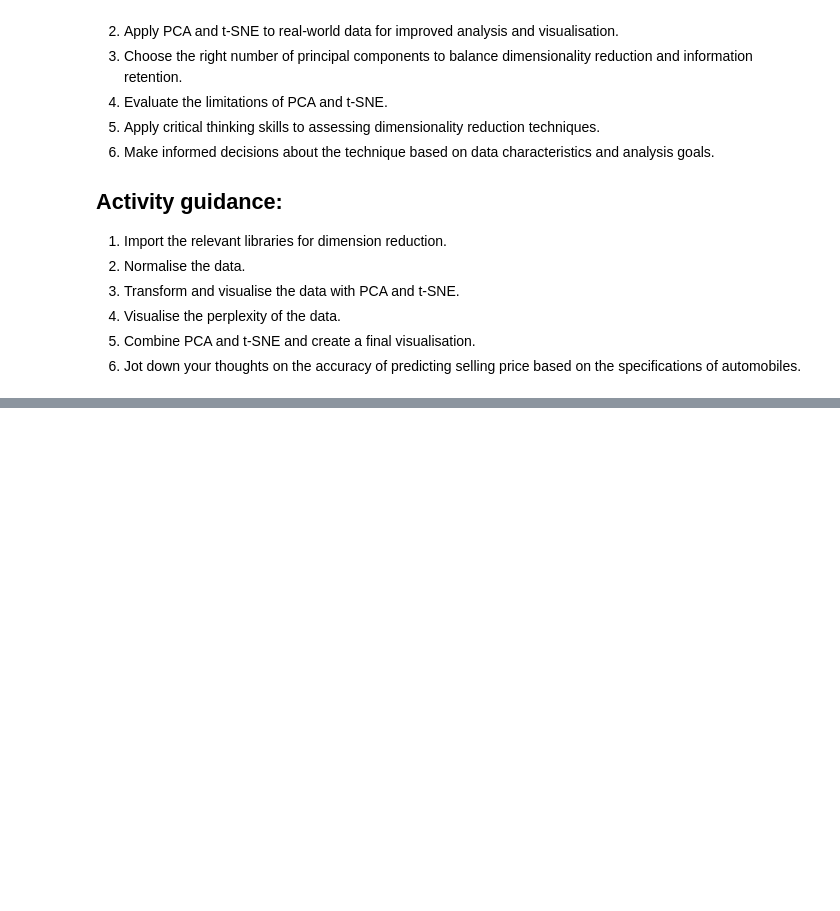
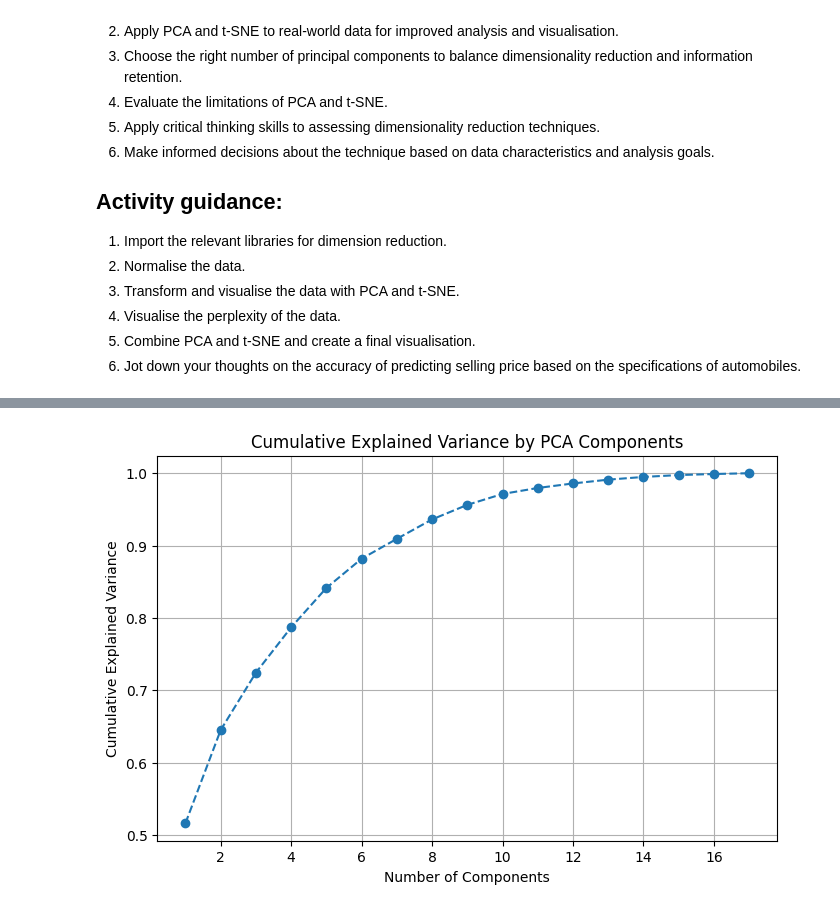
Before and after one commit to sheldonkemper/portfolio, a Jupyter notebook: CAM_DS_C101_Activity_4_2_4.ipynb, the cells around one changed output, grey strips where cells are left out. Drawn from its saved outputs; the diff is of its cells as text; code cells hidden in the pictures; blank space fills up the shorter version.

```diff
--- a/CAM_DS_C101_Activity_4_2_4.ipynb
+++ b/CAM_DS_C101_Activity_4_2_4.ipynb
@@ -49,0 +206,13 @@ Write a brief paragraph highlighting your process and the rationale to showcase
+# %%
+
+X = data.drop('price', axis=1)
+y = data['price']
+
+# List of discrete features
+discrete_features = ['symboling','doornumber', 'cylindernumber', 'fuelsystem_mpfi', 'fuelsystem_spdi', 'fuelsystem_spfi',
+                     'brand_origin_France', 'brand_origin_Germany', 'brand_origin_Italy', 'brand_origin_Japan',
+                     'brand_origin_Sweden', 'brand_origin_United Kingdom', 'brand_origin_United States']
+
+discrete_features_indices = [X.columns.get_loc(col) for col in discrete_features]
+
+make_mi_scores(X, y, discrete_features_indices)
@@ -49,0 +240,5 @@ Write a brief paragraph highlighting your process and the rationale to showcase
+# %%
+selector = SelectKBest(mutual_info_regression, k=17)
+X_reduced_best = selector.fit_transform(X, y)
+X_reduced_best = pd.DataFrame(X_reduced_best)
+print(X.columns[selector.get_support()])
@@ -49,0 +273,6 @@ Write a brief paragraph highlighting your process and the rationale to showcase
+# %%
+# Assuming X_reduced_best is your dataset after VIF analysis
+# Step 1: Standardize the data
+scaler = StandardScaler()
+X_scaled = scaler.fit_transform(X_reduced_best)
+print(X_scaled)
@@ -49,0 +297,8 @@ Write a brief paragraph highlighting your process and the rationale to showcase
+# %%
+pca = PCA()  # You can start with all components
+X_pca = pca.fit_transform(X_scaled)
+# Step 3: Determine the number of components to keep
+explained_variance_ratio = pca.explained_variance_ratio_
+cumulative_explained_variance = explained_variance_ratio.cumsum()
+# Print cumulative explained variance to decide number of components
+print("Cumulative Explained Variance:", cumulative_explained_variance)
@@ -49,0 +336,10 @@ Write a brief paragraph highlighting your process and the rationale to showcase
+# %%
+plt.figure(figsize=(8, 5))
+plt.plot(range(1, len(cumulative_explained_variance) + 1), cumulative_explained_variance, marker='o', linestyle='--')
+plt.xlabel('Number of Components')
+plt.ylabel('Cumulative Explained Variance')
+plt.title('Cumulative Explained Variance by PCA Components')
+plt.grid(True)
+plt.show()
+# %% [output]
+[figure, added]
```
Also changed, not shown: parts of 37 cells of this notebook.
